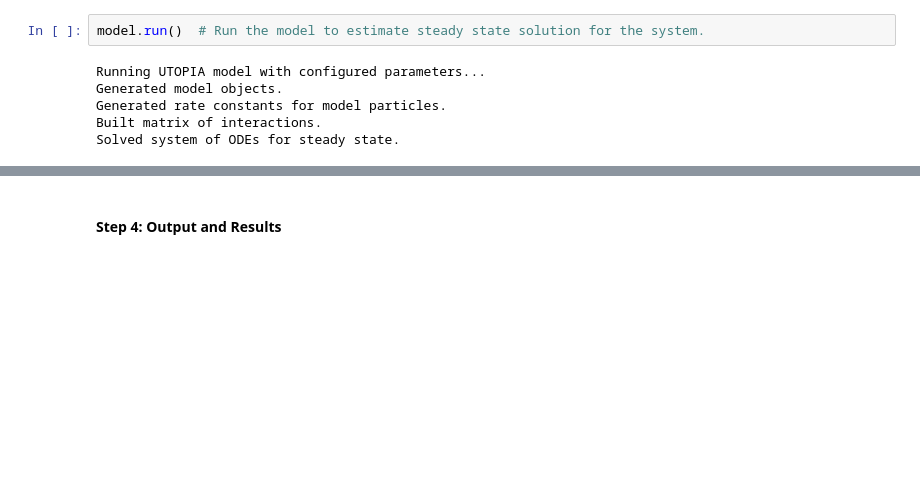
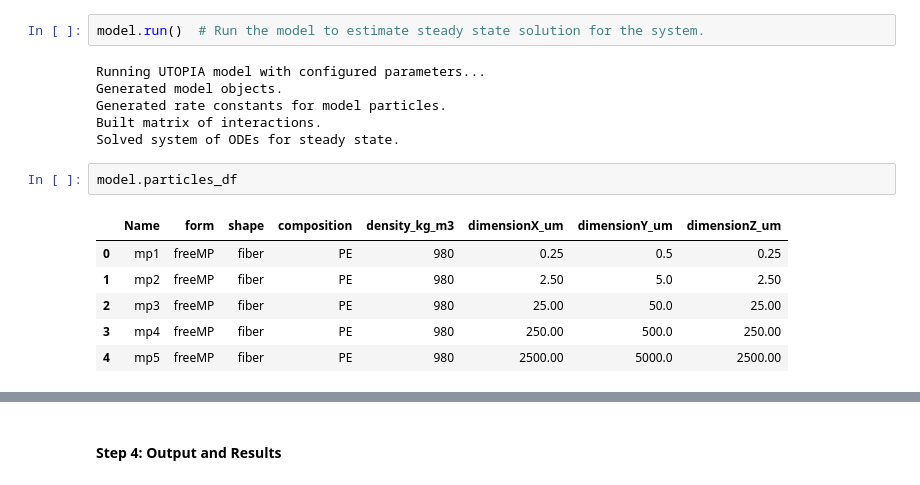
Before and after one commit to xy2gh/UTOPIA_package, a Jupyter notebook: docs/model_tutorial.ipynb, the cells around one changed output, grey strips where cells are left out. Saved outputs shown, nothing was run; the diff lists cells and outputs as text; blank space fills up the shorter version.

Commit message:
Add fiber MPs and test settling velocity

```diff
--- a/docs/model_tutorial.ipynb
+++ b/docs/model_tutorial.ipynb
@@ -47,3 +47,12 @@ Generated model objects.
 Generated rate constants for model particles.
 Built matrix of interactions.
 Solved system of ODEs for steady state.
+# %%
+model.particles_df
+# %% [output]
+|  | Name | form | shape | composition | density_kg_m3 | dimensionX_um | dimensionY_um | dimensionZ_um |
+| 0 | mp1 | freeMP | fiber | PE | 980 | 0.25 | 0.5 | 0.25 |
+| 1 | mp2 | freeMP | fiber | PE | 980 | 2.50 | 5.0 | 2.50 |
+| 2 | mp3 | freeMP | fiber | PE | 980 | 25.00 | 50.0 | 25.00 |
+| 3 | mp4 | freeMP | fiber | PE | 980 | 250.00 | 500.0 | 250.00 |
+| 4 | mp5 | freeMP | fiber | PE | 980 | 2500.00 | 5000.0 | 2500.00 |
```
Also changed, not shown: parts of 16 cells of this notebook, 13 other files.
